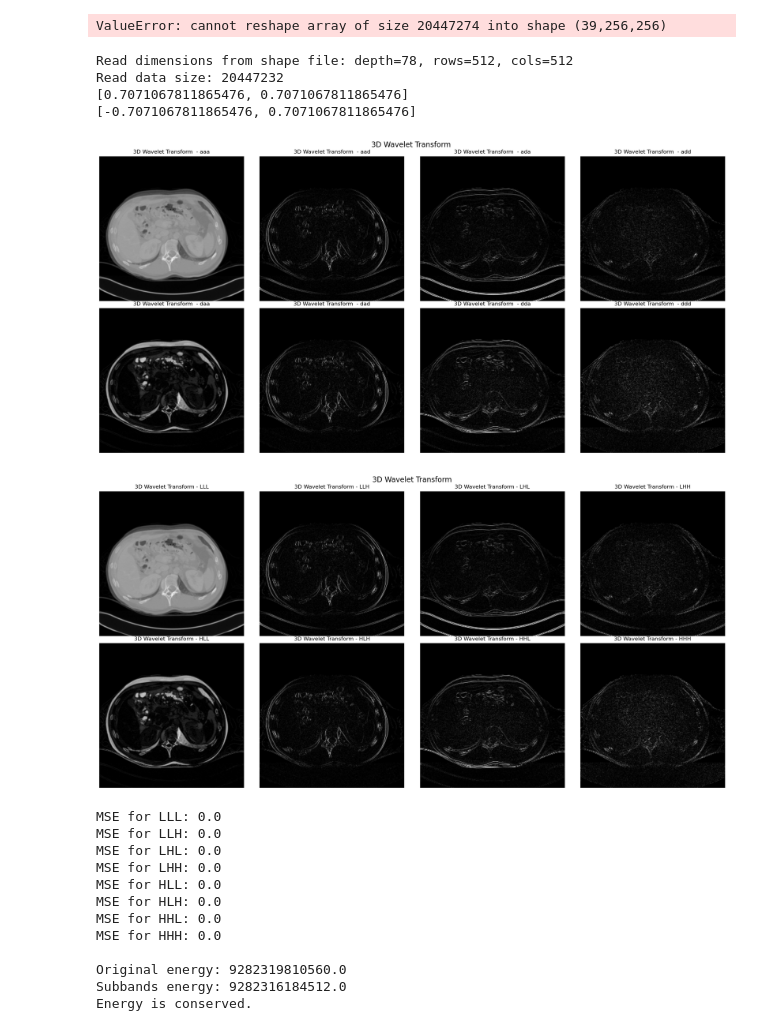
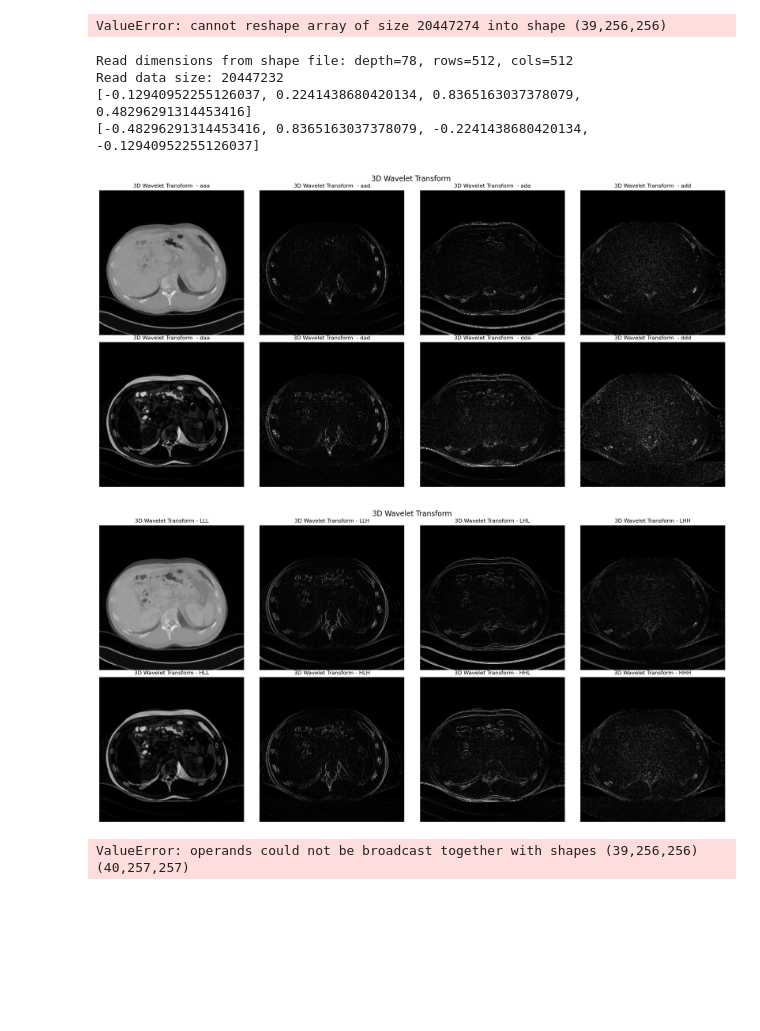
Before and after one commit to Expo39/CCE3015, a Jupyter notebook: DWT/Python/Test2.ipynb, the cells around one changed output. Drawn from its saved outputs; the diff is of its cells as text; code cells hidden in the pictures; blank space fills up the shorter version.

```diff
--- a/DWT/Python/Test2.ipynb
+++ b/DWT/Python/Test2.ipynb
@@ -133,7 +133,7 @@ def check_energy_conservation(original_data, subbands):
     else:
         print("Warning: Energy is not conserved.")
 
-def perform_3d_wavelet_transform_pywt(data, wavelet='haar'):
+def perform_3d_wavelet_transform_pywt(data, wavelet='db2'):
     coeffs = pywt.dwtn(data, wavelet=wavelet)
     return coeffs
 
@@ -152,46 +152,35 @@ print(wavelet.dec_hi)  # High-pass filter coefficients
 
 # Read the results from the C++ implementation
 cpp_filename = '../Serial/outputs/3out.bin'
 data_cpp = read_wavelet3d_result(cpp_filename)
 
 # Display the images for 3D wavelet transform using PyWavelets
 display_images(coeffs_pywt, '3D Wavelet Transform ', keys=['aaa', 'aad', 'ada', 'add', 'daa', 'dad', 'dda', 'ddd'])
 
 # Display the images for 3D wavelet transform from C++ implementation
 display_images(data_cpp, '3D Wavelet Transform', keys=['LLL', 'LLH', 'LHL', 'LHH', 'HLL', 'HLH', 'HHL', 'HHH'])
 
 # Mapping between C++ keys and PyWavelets keys
 cpp_to_pywt_keys = {
     'LLL': 'aaa', 'LLH': 'aad', 'LHL': 'ada', 'LHH': 'add',
     'HLL': 'daa', 'HLH': 'dad', 'HHL': 'dda', 'HHH': 'ddd'
 }
 
 # Compare the results with corrected key mapping
 for cpp_key, pywt_key in cpp_to_pywt_keys.items():
     try:
         mse = np.mean((data_cpp[cpp_key] - coeffs_pywt[pywt_key]) ** 2)
         print(f"MSE for {cpp_key}: {mse}")
     except KeyError as e:
         print(f"KeyError: {e} for key {cpp_key}")
 
 # Check energy conservation
 check_energy_conservation(original_data, data_cpp)
 # %% [output]
 Read dimensions from shape file: depth=78, rows=512, cols=512
 Read data size: 20447232
-[0.7071067811865476, 0.7071067811865476]
-[-0.7071067811865476, 0.7071067811865476]
+[-0.12940952255126037, 0.2241438680420134, 0.8365163037378079, 0.48296291314453416]
+[-0.48296291314453416, 0.8365163037378079, -0.2241438680420134, -0.12940952255126037]
-[figure, old version]
+[figure, new version]
 [figure]
-MSE for LLL: 0.0
-MSE for LLH: 0.0
-MSE for LHL: 0.0
-MSE for LHH: 0.0
-MSE for HLL: 0.0
-MSE for HLH: 0.0
-MSE for HHL: 0.0
-MSE for HHH: 0.0
-
-Original energy: 9282319810560.0
-Subbands energy: 9282316184512.0
-Energy is conserved.
+ValueError: operands could not be broadcast together with shapes (39,256,256) (40,257,257)
```
Also changed, not shown: 11 other files.
